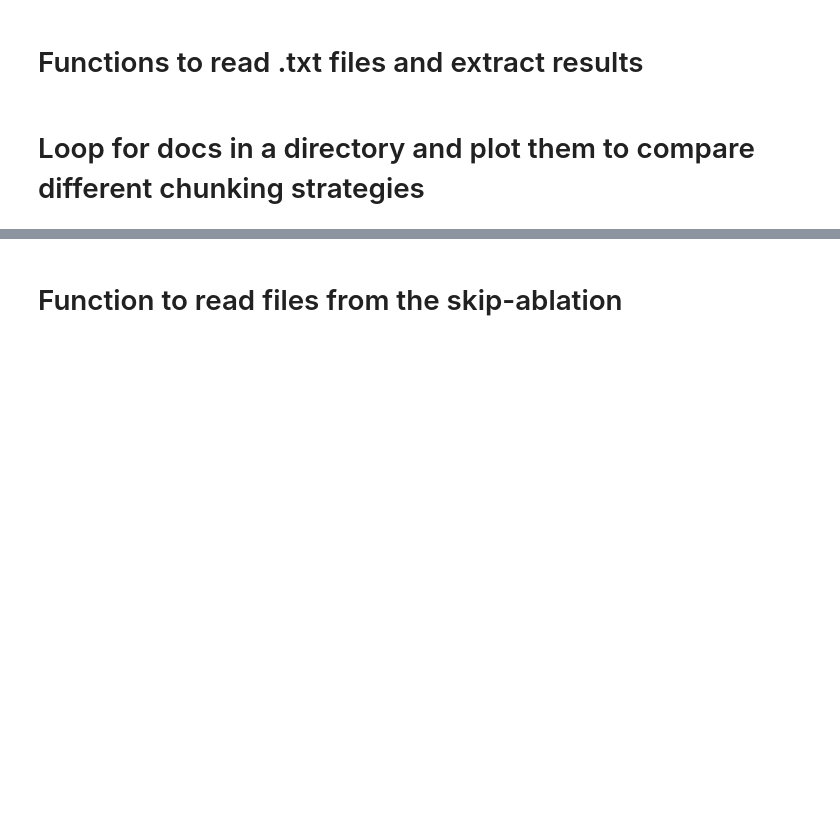
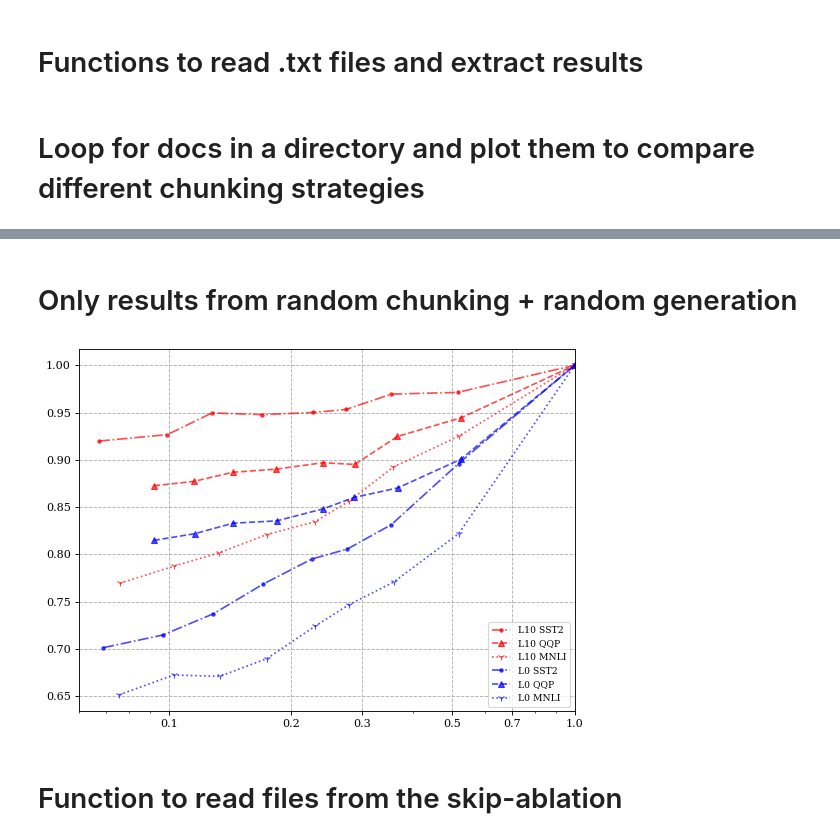
Before and after one commit to sergicastellasape/semantic-compression, a Jupyter notebook: plotting_figures.ipynb, the cells around one changed output, grey strips where cells are left out. Cells and saved outputs as stored; diff of their text form; code cells hidden in the pictures; blank space fills up the shorter version.

```diff
--- a/plotting_figures.ipynb
+++ b/plotting_figures.ipynb
@@ -197,3 +197,56 @@ plt.savefig(f'figures/{task}-max-pooling.png')
+# %% [markdown]
+# Only results from random chunking + random generation
+# %%
+fig = plt.figure(num=None, figsize=(8, 6), dpi=80, facecolor='w', edgecolor='k')
+line = {'SST2':'-.', 'QQP':'--', 'MNLI':':',}
+marker = {'SST2':'.', 'QQP':'^', 'MNLI':'1'}
+#kinds = ['fixed', 'hard', 'freq', 'agg', 'rand']
+#kinds = ['hard', 'freq', 'fixed', 'agg']
+kinds = ['rand']
+#kinds = ['hard']
+#line = {'agg':'-.'}
+plt.rcParams["font.family"] = "serif"
+#plt.tight_layout()
+tasks = ["SST2", "QQP", "MNLI"]
+for task in tasks:
+    plot_points(all_results_L10['rand'][task],
+                label=f'L10 ' + task,
+                linestyle=line[task] ,
+                color='r',
+                alpha=0.7,
+                marker=marker[task])
+for task in tasks:
+    plot_points(all_results_L0['rand'][task],
+                    label= f'L0 ' + task,
+                    linestyle=line[task],
+                    color='b',
+                    alpha=0.7,
+                    marker=marker[task])
+#     plot_points(all_results[kind]['QQP'],
+#                 label=kind + ' QQP',
+#                 linestyle=line[kind],
+#                 color='g',
+#                 alpha=0.8,
+#                 marker=marker[kind])
+#     plot_points(all_results[kind]['MNLI'],
+#                 label=kind + ' MNLI',
+#                 linestyle=line[kind],
+#                 color='b',
+#                 alpha=0.8,
+#                 marker=marker[kind])
+#plt.title(task)
+plt.legend(fontsize='small')
+plt.xscale('log')
+plt.grid(linestyle='--')
+fig.axes[0].set_xlim([0.06, 1.0])
+plt.xticks([0.1, 0.2, 0.3, 0.5, 0.7, 1.0])
+fig.axes[0].get_xaxis().set_major_formatter(matplotlib.ticker.ScalarFormatter())
+#plt.ylabel('Accuracy Degradation')
+#lt.xlabel('Compression Ratio')
+#plt.savefig(f'figures/{name}.png')
+plt.savefig(f'figures/rand-rand-finetuned.png')
+# %% [output]
+[figure, added]
 # %% [markdown]
 # Function to read files from the skip-ablation
 # %%
```
Also changed, not shown: parts of 6 cells of this notebook.
